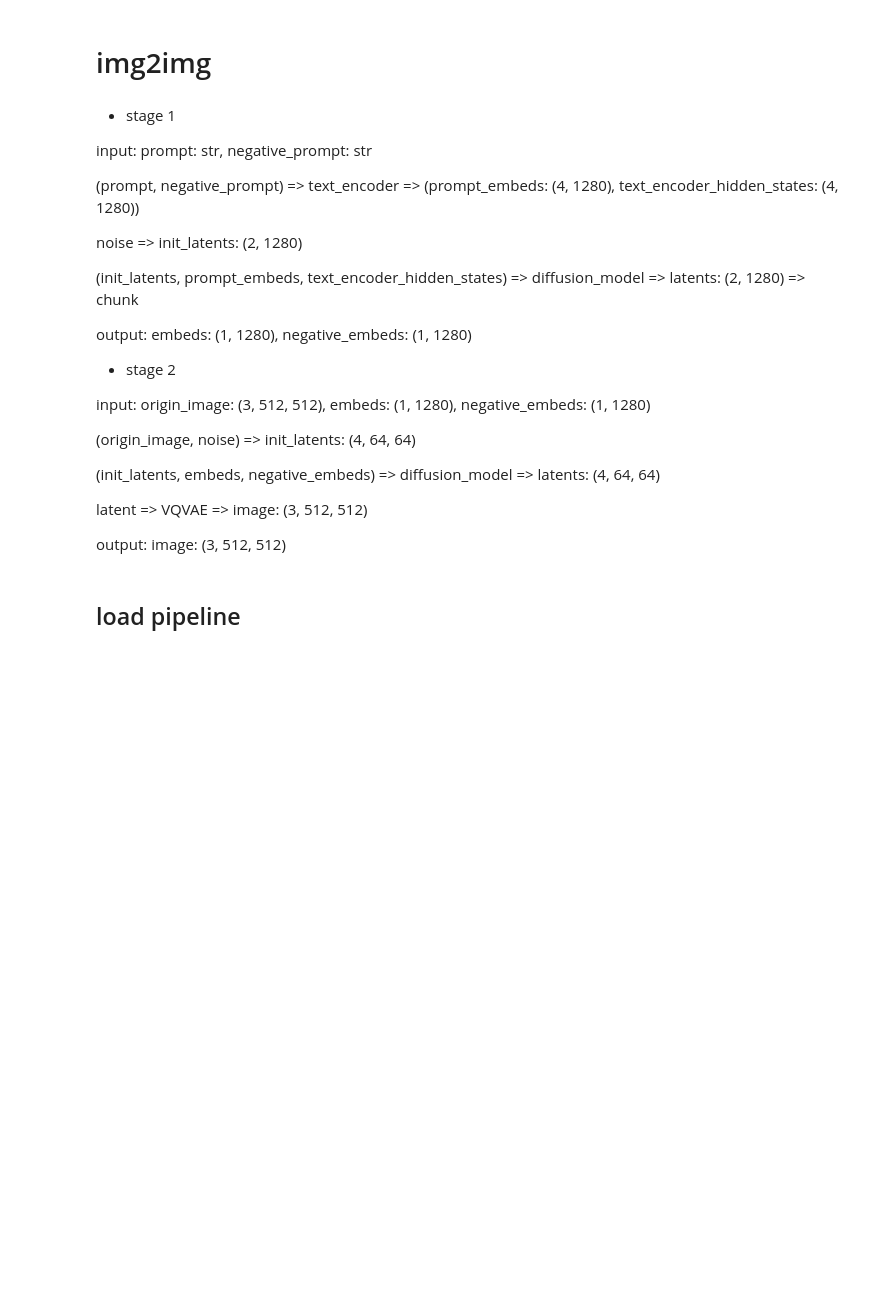
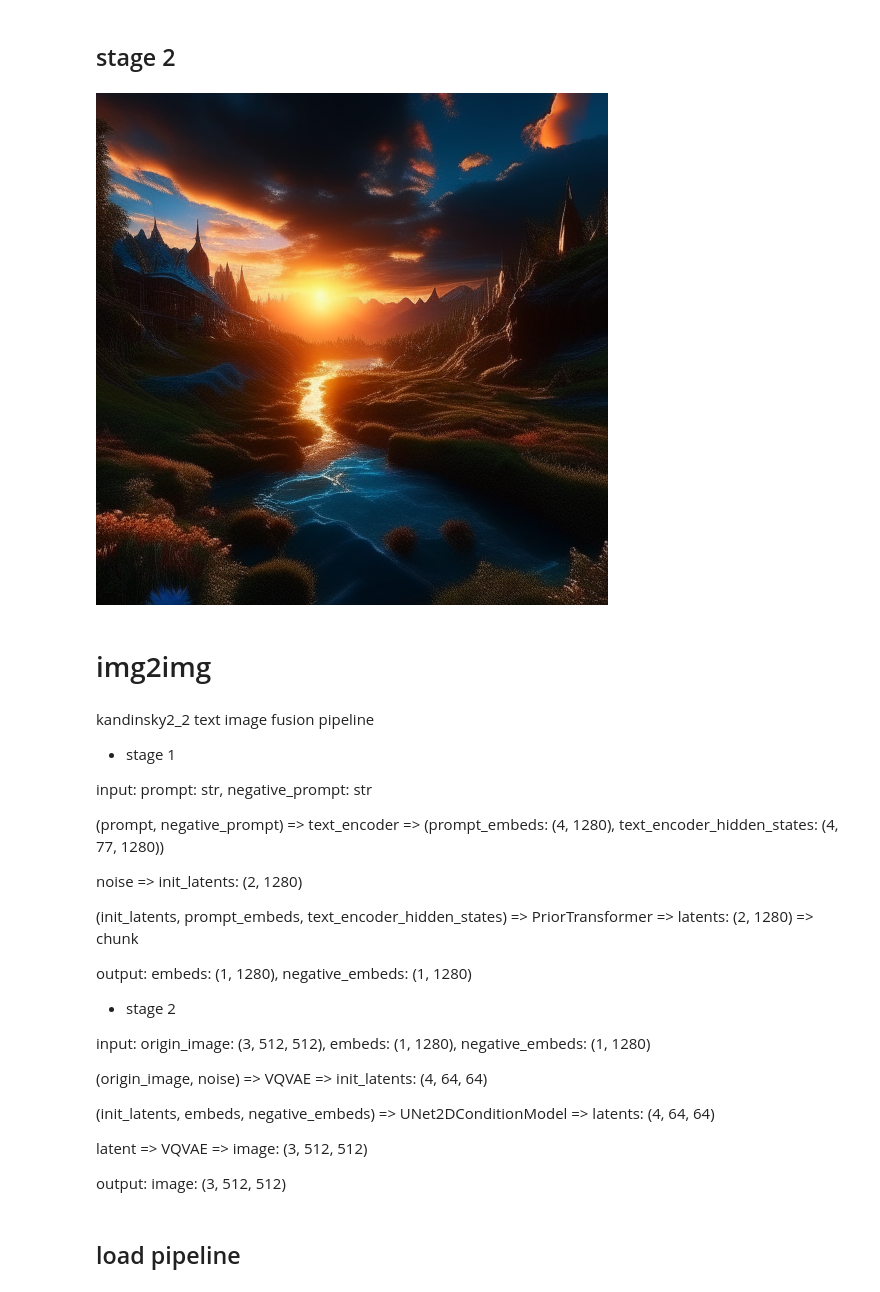
Before and after one commit to kk-digital/kcg-ml-image-pipeline, a Jupyter notebook: scripts/notebooks/han/069_check_kandinsky.ipynb, the cells around one changed output. Saved outputs shown, nothing was run; the diff lists cells and outputs as text; code cells hidden in the pictures; blank space fills up the shorter version.

```diff
--- a/scripts/notebooks/han/069_check_kandinsky.ipynb
+++ b/scripts/notebooks/han/069_check_kandinsky.ipynb
@@ -16,0 +66,11 @@ output_type = "pil"
+# %%
+prompt = ''
+negative_prompt = None
+num_inference_steps: int = 100
+guidance_scale: float = 4.0
+num_images_per_prompt: int = 1
+height: int = 512
+width: int = 512
+prior_guidance_scale: float = 4.0
+prior_num_inference_steps: int = 25
+latents = None
@@ -16,0 +187,2 @@ output_type = "pil"
+# %% [markdown]
+## stage 2
@@ -17,15 +261,21 @@ output_type = "pil"
+# %%
+latent_to_image(pipe, latents, output_type=output_type)[0]
+# %% [output]
+[figure, added]
 # %% [markdown]
 # img2img
 # %% [markdown]
+kandinsky2_2 text image fusion pipeline
+
 - stage 1
 
 input: prompt: str, negative_prompt: str
 
-(prompt, negative_prompt) => text_encoder => (prompt_embeds: (4, 1280), text_encoder_hidden_states: (4, 1280))
+(prompt, negative_prompt) => text_encoder => (prompt_embeds: (4, 1280), text_encoder_hidden_states: (4, 77, 1280))
 
 noise => init_latents: (2, 1280)
 
-(init_latents, prompt_embeds, text_encoder_hidden_states) => diffusion_model => latents: (2, 1280) => chunk
+(init_latents, prompt_embeds, text_encoder_hidden_states) => PriorTransformer => latents: (2, 1280) => chunk
 
 output: embeds: (1, 1280), negative_embeds: (1, 1280)
 
@@ -33,9 +283,9 @@ output: embeds: (1, 1280), negative_embeds: (1, 1280)
 
 input: origin_image: (3, 512, 512), embeds: (1, 1280), negative_embeds: (1, 1280)
 
-(origin_image, noise) => init_latents: (4, 64, 64)
+(origin_image, noise) => VQVAE => init_latents: (4, 64, 64)
 
-(init_latents, embeds, negative_embeds) => diffusion_model => latents: (4, 64, 64)
+(init_latents, embeds, negative_embeds) => UNet2DConditionModel => latents: (4, 64, 64)
 
 latent => VQVAE => image: (3, 512, 512)
 
```
Also changed, not shown: parts of 22 cells of this notebook.
